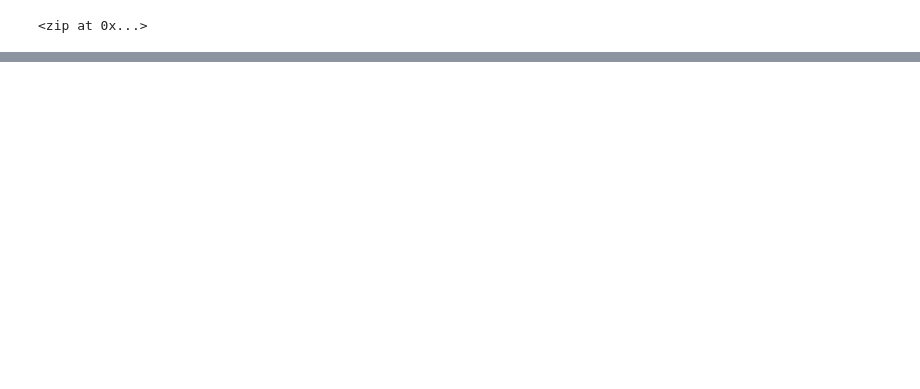
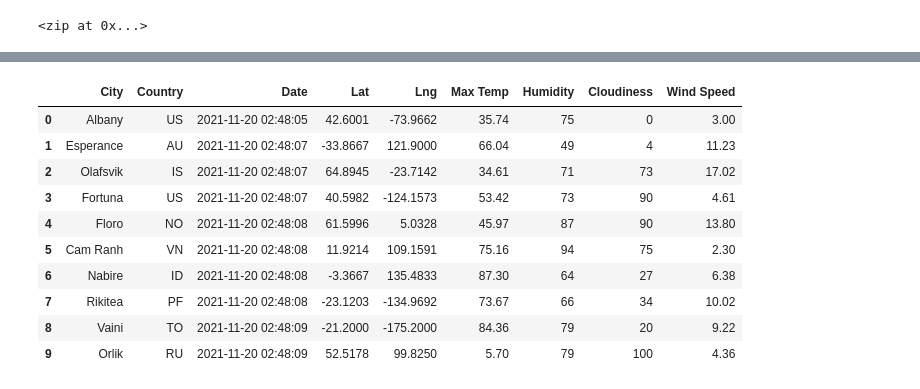
Before and after one commit to HelyxM/World_Weather_Analysis, a Jupyter notebook: WeatherPy.ipynb, the cells around one changed output, grey strips where cells are left out. Drawn from its saved outputs; the diff is of its cells as text; code cells hidden in the pictures; blank space fills up the shorter version.

```diff
--- a/WeatherPy.ipynb
+++ b/WeatherPy.ipynb
@@ -36,0 +153,16 @@ len(cities)
+# %%
+new_column_order = ["City", "Country", "Date", "Lat", "Lng", "Max Temp", "Humidity", "Cloudiness", "Wind Speed"]
+city_data_df = city_data_df[new_column_order]
+city_data_df.head(10)
+# %% [output]
+|  | City | Country | Date | Lat | Lng | Max Temp | Humidity | Cloudiness | Wind Speed |
+| 0 | Albany | US | 2021-11-20 02:48:05 | 42.6001 | -73.9662 | 35.74 | 75 | 0 | 3.00 |
+| 1 | Esperance | AU | 2021-11-20 02:48:07 | -33.8667 | 121.9000 | 66.04 | 49 | 4 | 11.23 |
+| 2 | Olafsvik | IS | 2021-11-20 02:48:07 | 64.8945 | -23.7142 | 34.61 | 71 | 73 | 17.02 |
+| 3 | Fortuna | US | 2021-11-20 02:48:07 | 40.5982 | -124.1573 | 53.42 | 73 | 90 | 4.61 |
+| 4 | Floro | NO | 2021-11-20 02:48:08 | 61.5996 | 5.0328 | 45.97 | 87 | 90 | 13.80 |
+| 5 | Cam Ranh | VN | 2021-11-20 02:48:08 | 11.9214 | 109.1591 | 75.16 | 94 | 75 | 2.30 |
+| 6 | Nabire | ID | 2021-11-20 02:48:08 | -3.3667 | 135.4833 | 87.30 | 64 | 27 | 6.38 |
+| 7 | Rikitea | PF | 2021-11-20 02:48:08 | -23.1203 | -134.9692 | 73.67 | 66 | 34 | 10.02 |
+| 8 | Vaini | TO | 2021-11-20 02:48:09 | -21.2000 | -175.2000 | 84.36 | 79 | 20 | 9.22 |
+| 9 | Orlik | RU | 2021-11-20 02:48:09 | 52.5178 | 99.8250 | 5.70 | 79 | 100 | 4.36 |
```
Also changed, not shown: parts of 9 cells of this notebook, 2 other files.
